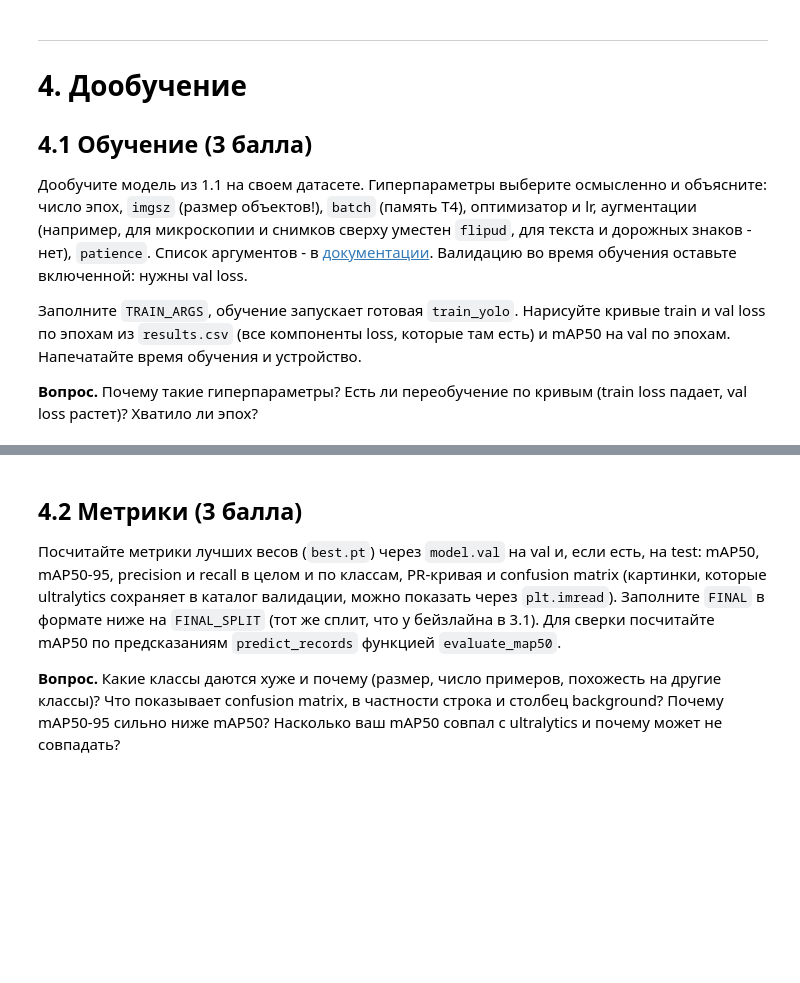
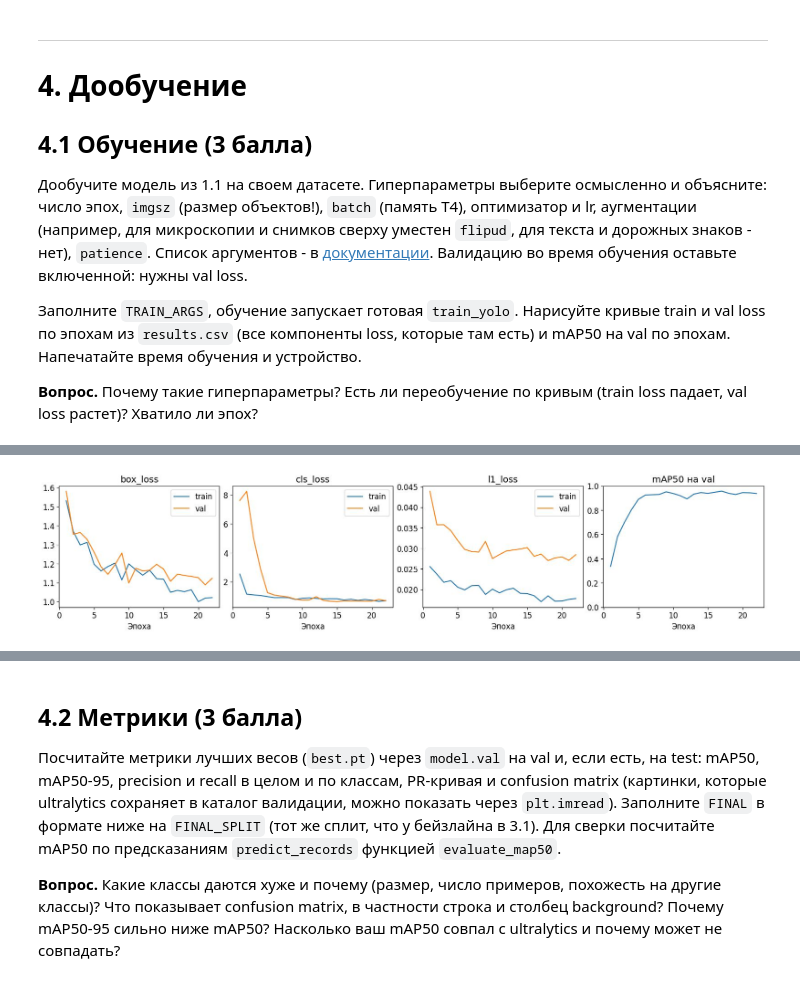
Before and after one commit to dmitmorozov/dl-hw2, a Jupyter notebook: hw2_cv.ipynb, the cells around one changed output, grey strips where cells are left out. Drawn from its saved outputs; the diff is of its cells as text; code cells hidden in the pictures; blank space fills up the shorter version.

```diff
--- a/hw2_cv.ipynb
+++ b/hw2_cv.ipynb
@@ -318,8 +486,15 @@ YOLO_ROOT = DATA_ROOT / 'yolo'
 
 def export_split(recs, split):
     # картинки -> YOLO_ROOT/images/<split>/, разметка -> YOLO_ROOT/labels/<split>/<имя>.txt
-    # ваш код
-    raise NotImplementedError
+    images_dir = YOLO_ROOT / 'images' / split
+    labels_dir = YOLO_ROOT / 'labels' / split
+    images_dir.mkdir(parents=True, exist_ok=True)
+    labels_dir.mkdir(parents=True, exist_ok=True)
+    for rec in recs:
+        image_path = Path(rec['image'])
+        shutil.copyfile(image_path, images_dir / image_path.name)
+        labels_text = to_yolo(rec['boxes'], rec['labels'], rec['width'], rec['height'])
+        (labels_dir / f'{image_path.stem}.txt').write_text(labels_text, encoding='utf-8')
 
 
 order = np.random.default_rng(SEED).permutation(len(records['train']))
@@ -412,5 +700,22 @@ print(f'обучение: {RUN_TIMES["train"]:.0f} s на {DEVICE_NAME}, кат
 # %%
-# ваш код
-raise NotImplementedError
+history = read_results(run_dir)
+epochs = history['epoch']
+loss_names = sorted({key.split('/', 1)[1] for key in history
+                     if key.startswith(('train/', 'val/')) and key.endswith('_loss')})
+n_plots = len(loss_names) + 1
+fig, axes = plt.subplots(1, n_plots, figsize=(4 * n_plots, 3.5), layout='constrained')
+for ax, loss in zip(axes, loss_names):
+    for split in ('train', 'val'):
+        key = f'{split}/{loss}'
+        if key in history:
+            ax.plot(epochs, history[key], label=split)
+    ax.set(title=loss, xlabel='Эпоха')
+    ax.legend()
+
+axes[-1].plot(epochs, history['metrics/mAP50(B)'])
+axes[-1].set(title='mAP50 на val', xlabel='Эпоха', ylim=(0, 1))
+plt.show()
+# %% [output]
+[figure, added]
 # %% [markdown]
 **Ответ:**
```
Also changed, not shown: parts of 47 cells of this notebook, 4 other files.
